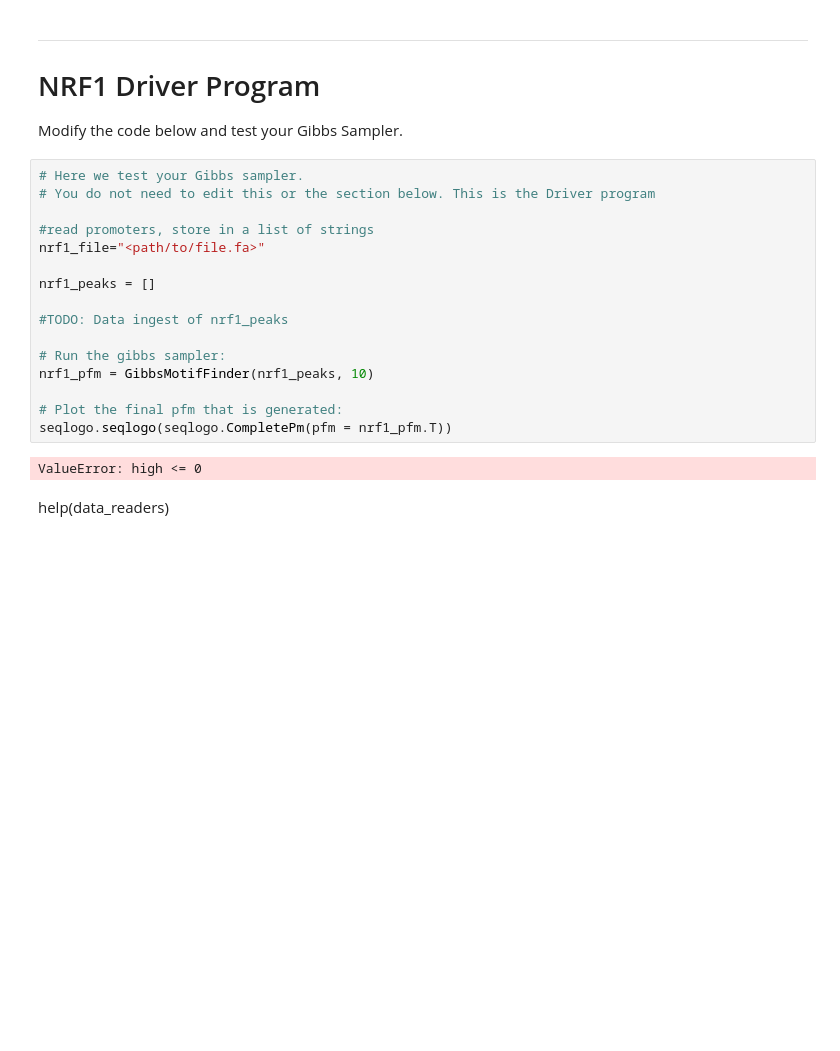
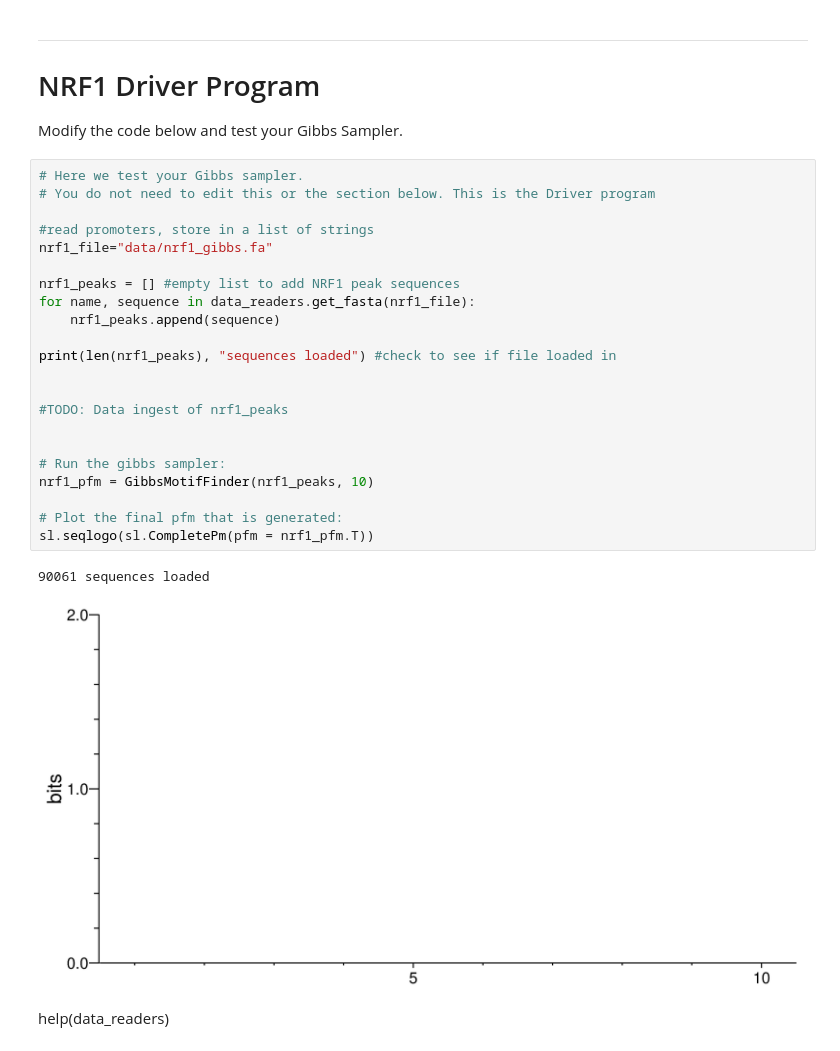
Before and after one commit to Ahmed1Salman/BINF6250, a Jupyter notebook: Projects/project03.ipynb, the cells around one changed output. Cells and saved outputs as stored; diff of their text form; blank space fills up the shorter version.

Commit message:
Add NRF1 data ingest and speed up Gibbs sampler

```diff
--- a/Projects/project03.ipynb
+++ b/Projects/project03.ipynb
@@ -151,20 +154,27 @@ Modify the code below and test your Gibbs Sampler.
 # %%
 # Here we test your Gibbs sampler.
 # You do not need to edit this or the section below. This is the Driver program
 
 #read promoters, store in a list of strings
-nrf1_file="<path/to/file.fa>"
+nrf1_file="data/nrf1_gibbs.fa"
 
-nrf1_peaks = []
+nrf1_peaks = [] #empty list to add NRF1 peak sequences
+for name, sequence in data_readers.get_fasta(nrf1_file):
+    nrf1_peaks.append(sequence)
+
+print(len(nrf1_peaks), "sequences loaded") #check to see if file loaded in
+
 
 #TODO: Data ingest of nrf1_peaks
+
 
 # Run the gibbs sampler:
 nrf1_pfm = GibbsMotifFinder(nrf1_peaks, 10)
 
 # Plot the final pfm that is generated:
-seqlogo.seqlogo(seqlogo.CompletePm(pfm = nrf1_pfm.T))
+sl.seqlogo(sl.CompletePm(pfm = nrf1_pfm.T))
 # %% [output]
-ValueError: high <= 0
+90061 sequences loaded
+[figure, added]
 # %% [markdown]
 help(data_readers)
```
Also changed, not shown: parts of 2 cells of this notebook.
